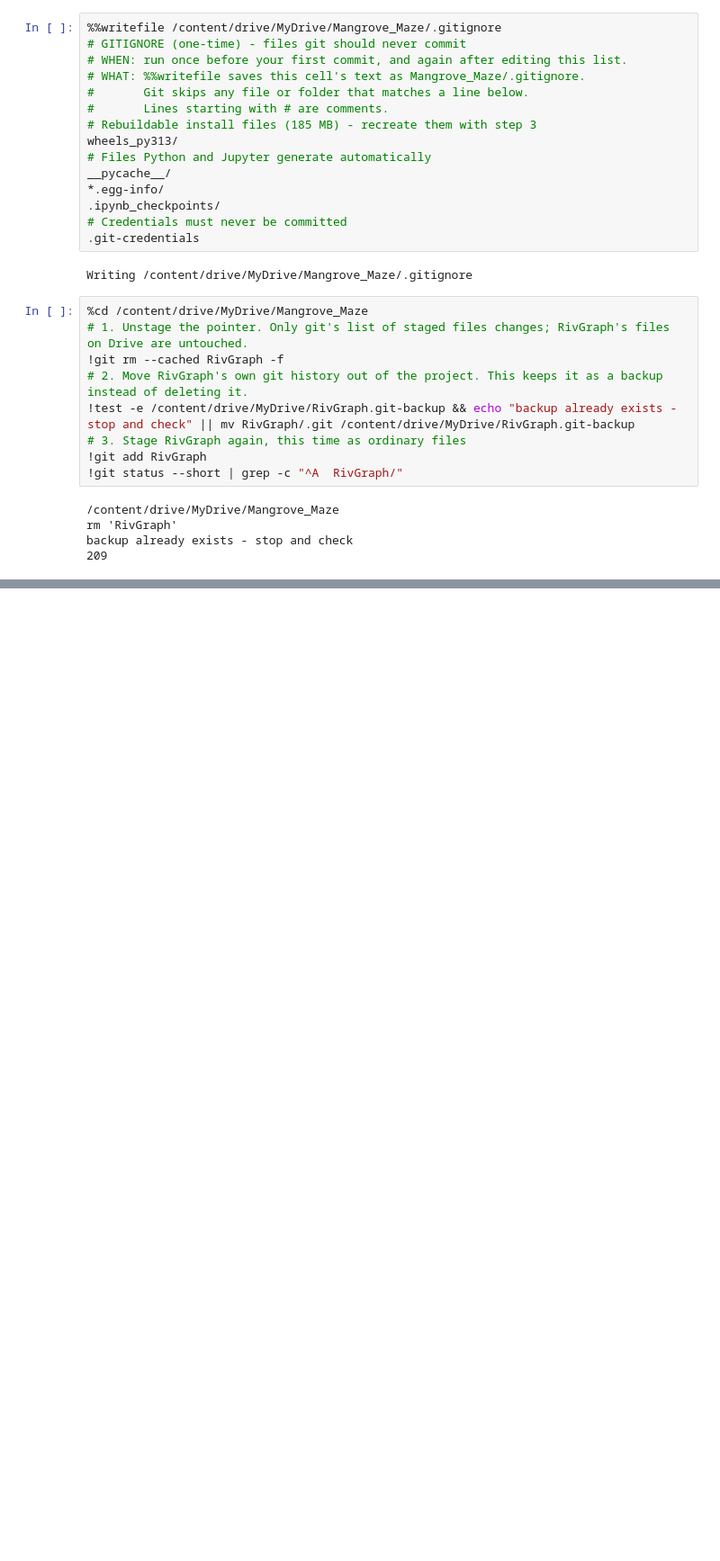
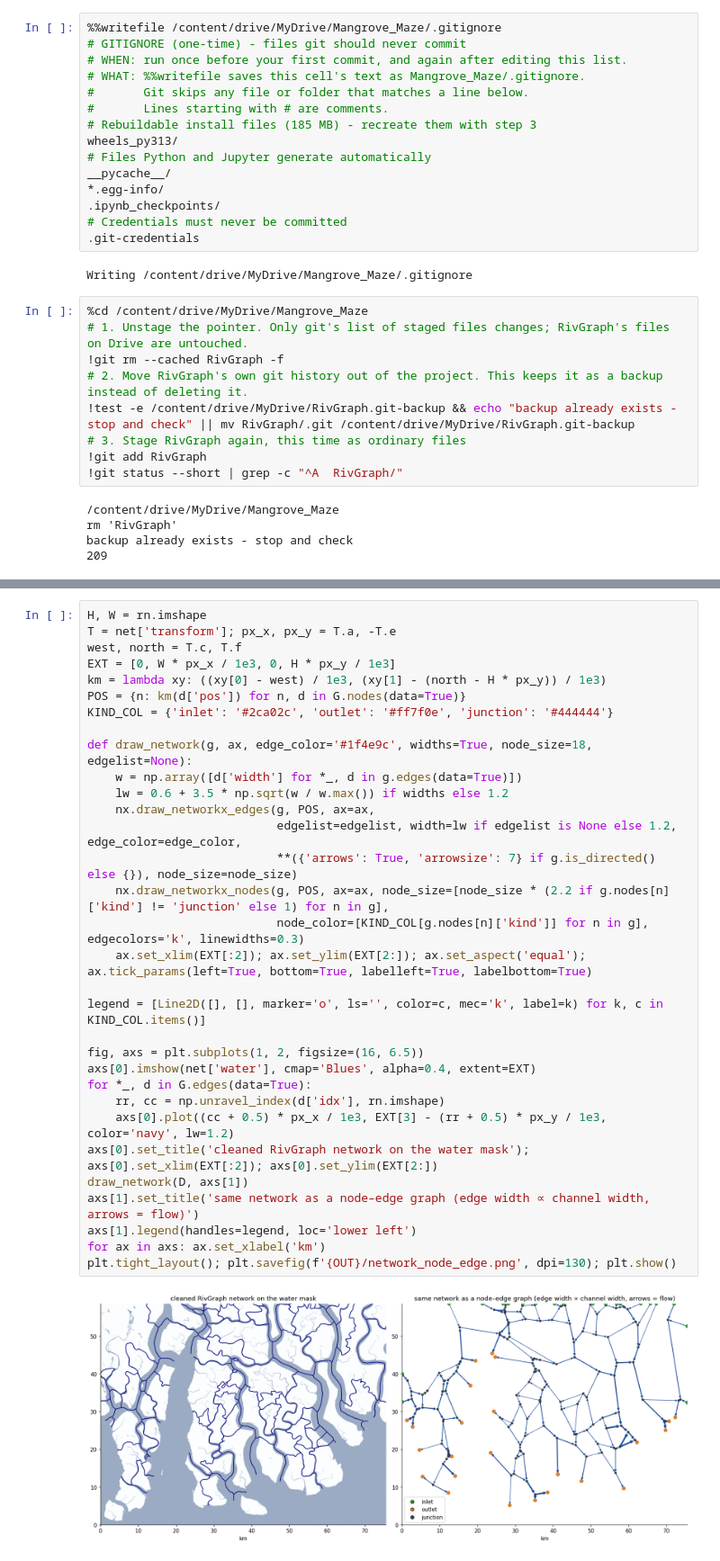
Before and after one commit to KirthiManjunath/Mangrove-network, a Jupyter notebook: Mangroves.ipynb, the cells around one changed output, grey strips where cells are left out. Shown at 90% size. Drawn from its saved outputs; the diff is of its cells as text; blank space fills up the shorter version.

```diff
--- a/Mangroves.ipynb
+++ b/Mangroves.ipynb
@@ -213,0 +561,34 @@ hint: See "git help submodule" for more information.
+# %%
+H, W = rn.imshape
+T = net['transform']; px_x, px_y = T.a, -T.e
+west, north = T.c, T.f
+EXT = [0, W * px_x / 1e3, 0, H * px_y / 1e3]
+km = lambda xy: ((xy[0] - west) / 1e3, (xy[1] - (north - H * px_y)) / 1e3)
+POS = {n: km(d['pos']) for n, d in G.nodes(data=True)}
+KIND_COL = {'inlet': '#2ca02c', 'outlet': '#ff7f0e', 'junction': '#444444'}
+
+def draw_network(g, ax, edge_color='#1f4e9c', widths=True, node_size=18, edgelist=None):
+    w = np.array([d['width'] for *_, d in g.edges(data=True)])
+    lw = 0.6 + 3.5 * np.sqrt(w / w.max()) if widths else 1.2
+    nx.draw_networkx_edges(g, POS, ax=ax,
+                           edgelist=edgelist, width=lw if edgelist is None else 1.2, edge_color=edge_color,
+                           **({'arrows': True, 'arrowsize': 7} if g.is_directed() else {}), node_size=node_size)
+    nx.draw_networkx_nodes(g, POS, ax=ax, node_size=[node_size * (2.2 if g.nodes[n]['kind'] != 'junction' else 1) for n in g],
+                           node_color=[KIND_COL[g.nodes[n]['kind']] for n in g], edgecolors='k', linewidths=0.3)
+    ax.set_xlim(EXT[:2]); ax.set_ylim(EXT[2:]); ax.set_aspect('equal'); ax.tick_params(left=True, bottom=True, labelleft=True, labelbottom=True)
+
+legend = [Line2D([], [], marker='o', ls='', color=c, mec='k', label=k) for k, c in KIND_COL.items()]
+
+fig, axs = plt.subplots(1, 2, figsize=(16, 6.5))
+axs[0].imshow(net['water'], cmap='Blues', alpha=0.4, extent=EXT)
+for *_, d in G.edges(data=True):
+    rr, cc = np.unravel_index(d['idx'], rn.imshape)
+    axs[0].plot((cc + 0.5) * px_x / 1e3, EXT[3] - (rr + 0.5) * px_y / 1e3, color='navy', lw=1.2)
+axs[0].set_title('cleaned RivGraph network on the water mask'); axs[0].set_xlim(EXT[:2]); axs[0].set_ylim(EXT[2:])
+draw_network(D, axs[1])
+axs[1].set_title('same network as a node–edge graph (edge width ∝ channel width, arrows = flow)')
+axs[1].legend(handles=legend, loc='lower left')
+for ax in axs: ax.set_xlabel('km')
+plt.tight_layout(); plt.savefig(f'{OUT}/network_node_edge.png', dpi=130); plt.show()
+# %% [output]
+[figure, added]
```
Also changed, not shown: parts of 12 cells of this notebook, 9 other files.
